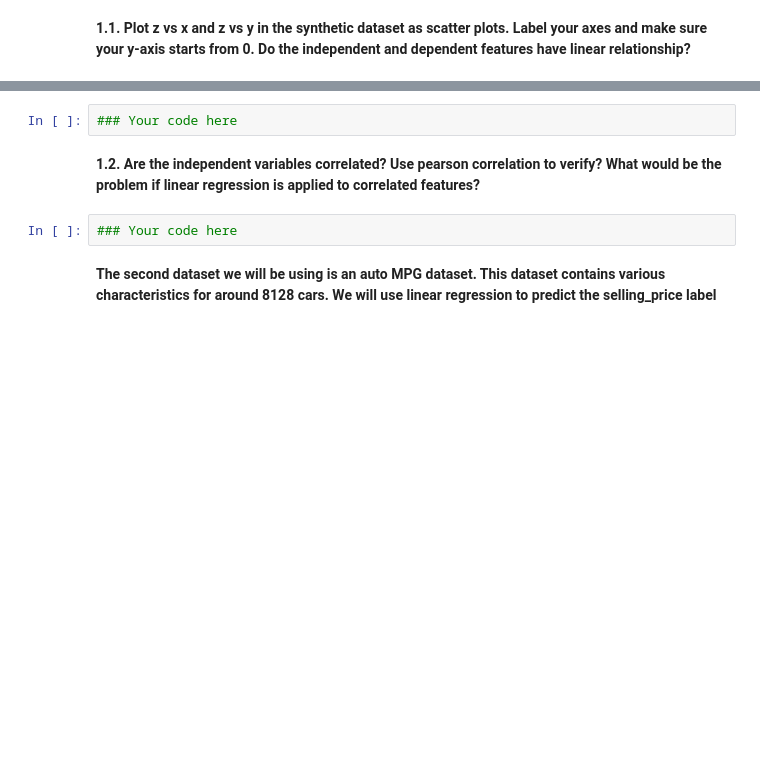
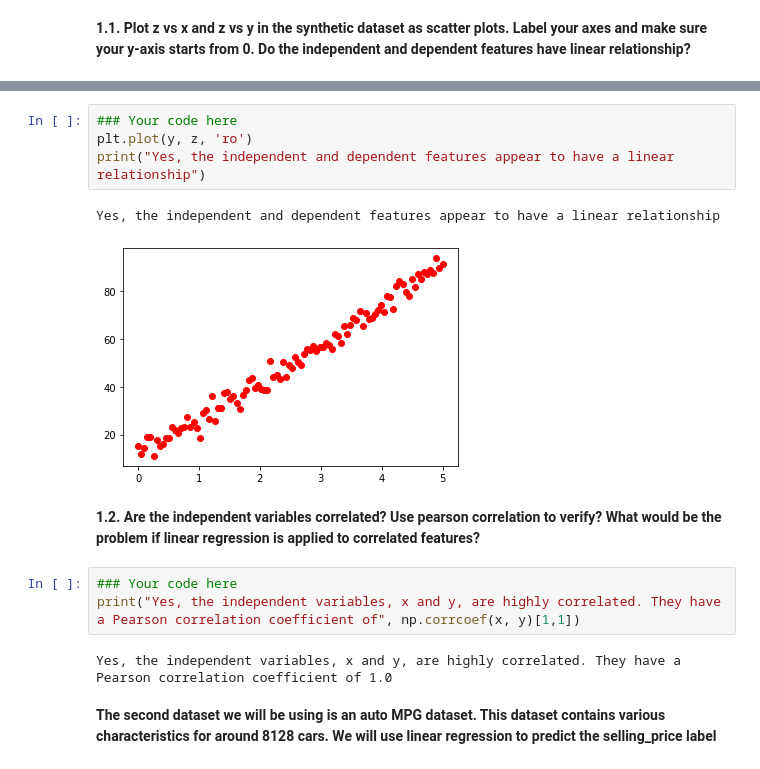
Before and after one commit to ekumar96/AppliedML_Project1-Linear_Logistic_SVM, a Jupyter notebook: HomeWork_1_Spring_22.ipynb, the cells around one changed output, grey strips where cells are left out. Cells and saved outputs as stored; diff of their text form; blank space fills up the shorter version.

```diff
--- a/HomeWork_1_Spring_22.ipynb
+++ b/HomeWork_1_Spring_22.ipynb
@@ -57,9 +61,17 @@ These properties, as well as the simplicity of this dataset, will make it a good
 # %%
 ### Your code here
+plt.plot(y, z, 'ro')
+print("Yes, the independent and dependent features appear to have a linear relationship")
+# %% [output]
+Yes, the independent and dependent features appear to have a linear relationship
+[figure, added]
 # %% [markdown]
 **1.2. Are the independent variables correlated? Use pearson correlation to verify? What would be the problem if linear regression is applied to correlated features?**
 # %%
 ### Your code here
+print("Yes, the independent variables, x and y, are highly correlated. They have a Pearson correlation coefficient of", np.corrcoef(x, y)[1,1])
+# %% [output]
+Yes, the independent variables, x and y, are highly correlated. They have a Pearson correlation coefficient of 1.0
 # %% [markdown]
 **The second dataset we will be using is an auto MPG dataset. This dataset contains various characteristics for around 8128 cars. We will use linear regression to predict the selling_price label**
 # %%
```
Also changed, not shown: parts of 16 cells of this notebook.
